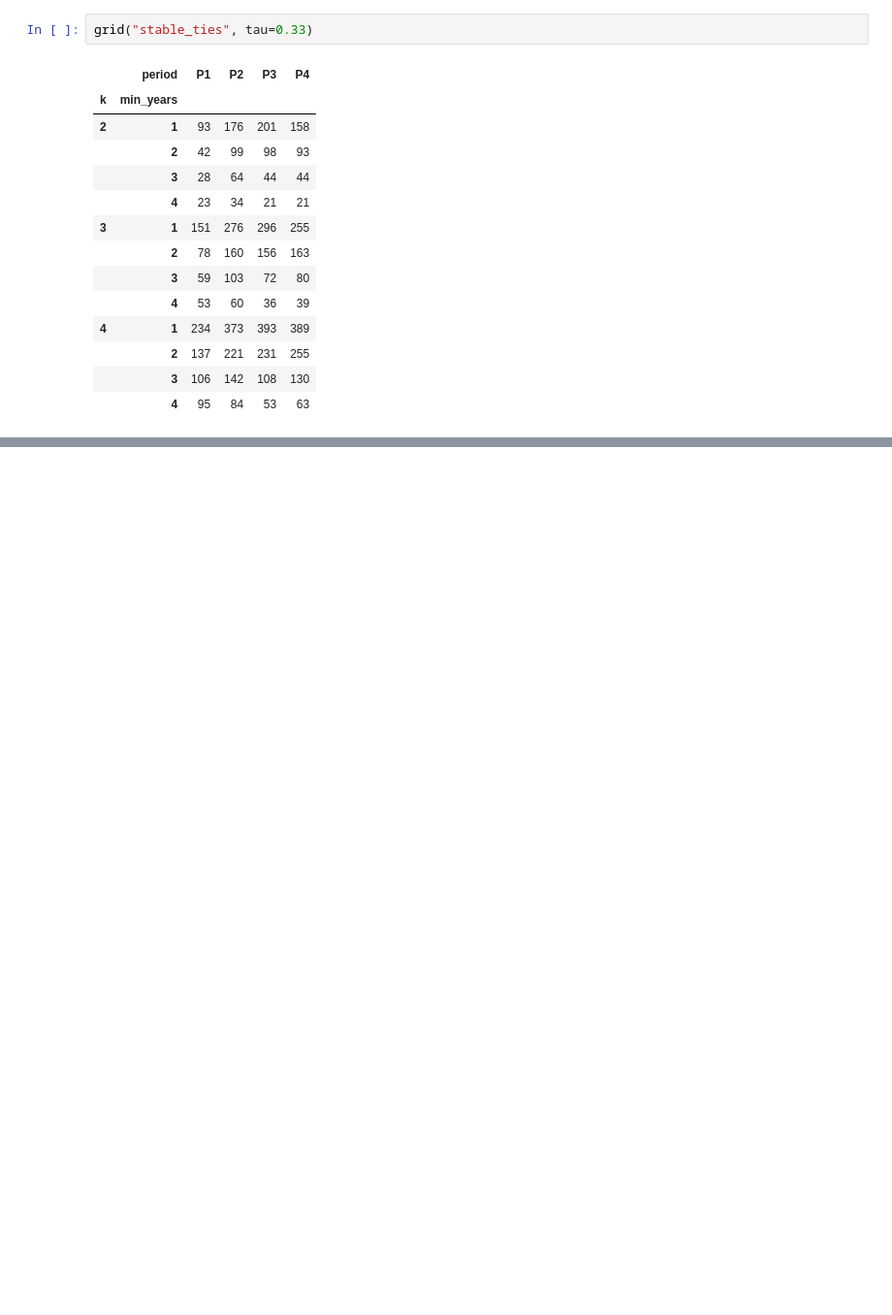
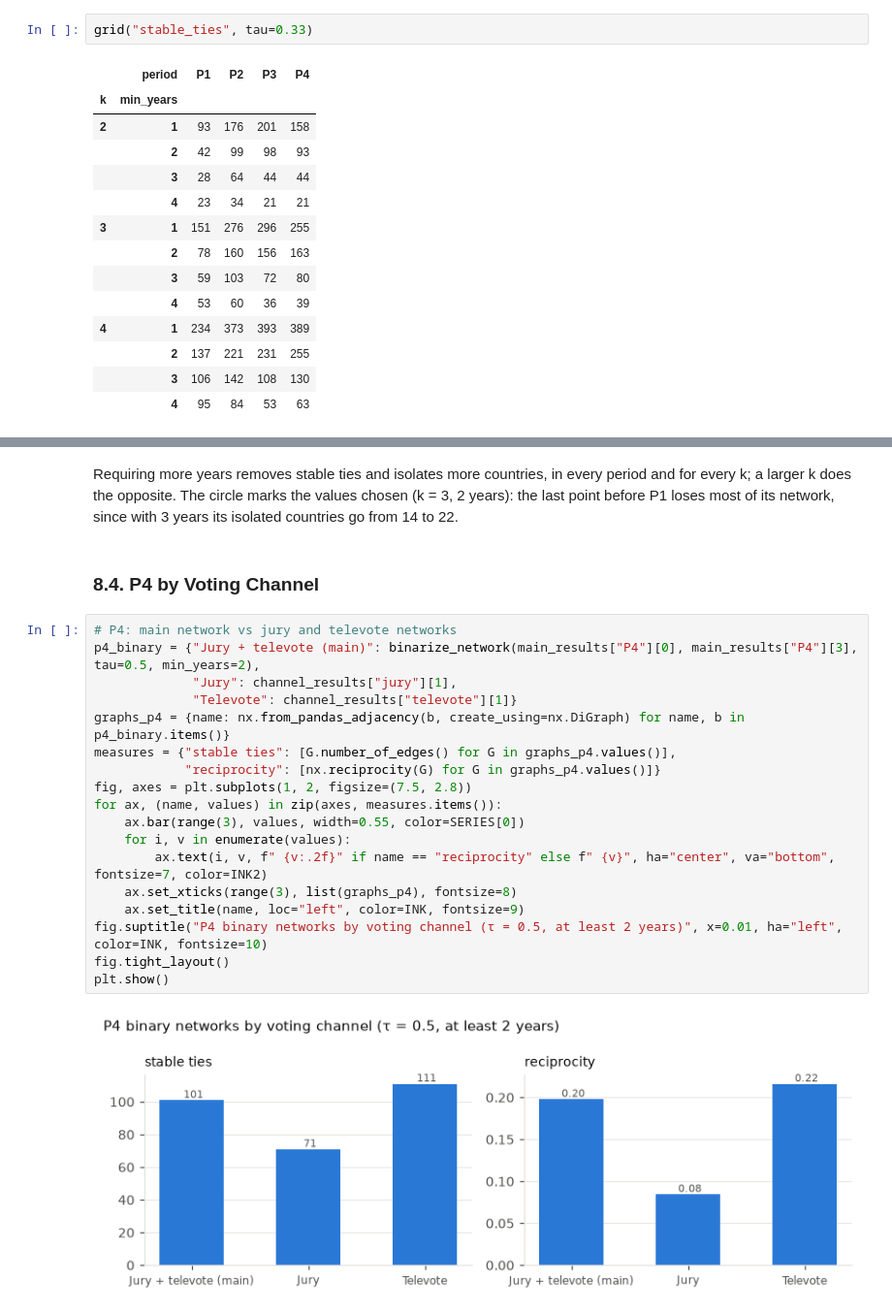
Before and after one commit to catalinabatalla/eurovision-sna, a Jupyter notebook: src/02-network_construction.ipynb, the cells around one changed output, grey strips where cells are left out. Shown at 97% size. Cells and saved outputs as stored; diff of their text form; blank space fills up the shorter version.

```diff
--- a/src/02-network_construction.ipynb
+++ b/src/02-network_construction.ipynb
@@ -788,0 +712,24 @@ LaTeX table successfully exported to: c:\Users\dudab\Projects\eurovision-sna\pap
+# %% [markdown]
+Requiring more years removes stable ties and isolates more countries, in every period and for every k; a larger k does the opposite. The circle marks the values chosen (k = 3, 2 years): the last point before P1 loses most of its network, since with 3 years its isolated countries go from 14 to 22.
+# %% [markdown]
+### 8.4. P4 by Voting Channel
+# %%
+# P4: main network vs jury and televote networks
+p4_binary = {"Jury + televote (main)": binarize_network(main_results["P4"][0], main_results["P4"][3], tau=0.5, min_years=2),
+             "Jury": channel_results["jury"][1],
+             "Televote": channel_results["televote"][1]}
+graphs_p4 = {name: nx.from_pandas_adjacency(b, create_using=nx.DiGraph) for name, b in p4_binary.items()}
+measures = {"stable ties": [G.number_of_edges() for G in graphs_p4.values()],
+            "reciprocity": [nx.reciprocity(G) for G in graphs_p4.values()]}
+fig, axes = plt.subplots(1, 2, figsize=(7.5, 2.8))
+for ax, (name, values) in zip(axes, measures.items()):
+    ax.bar(range(3), values, width=0.55, color=SERIES[0])
+    for i, v in enumerate(values):
+        ax.text(i, v, f" {v:.2f}" if name == "reciprocity" else f" {v}", ha="center", va="bottom", fontsize=7, color=INK2)
+    ax.set_xticks(range(3), list(graphs_p4), fontsize=8)
+    ax.set_title(name, loc="left", color=INK, fontsize=9)
+fig.suptitle("P4 binary networks by voting channel (τ = 0.5, at least 2 years)", x=0.01, ha="left", color=INK, fontsize=10)
+fig.tight_layout()
+plt.show()
+# %% [output]
+[figure, added]
```
Also changed, not shown: parts of 58 cells of this notebook, 2 other files.
